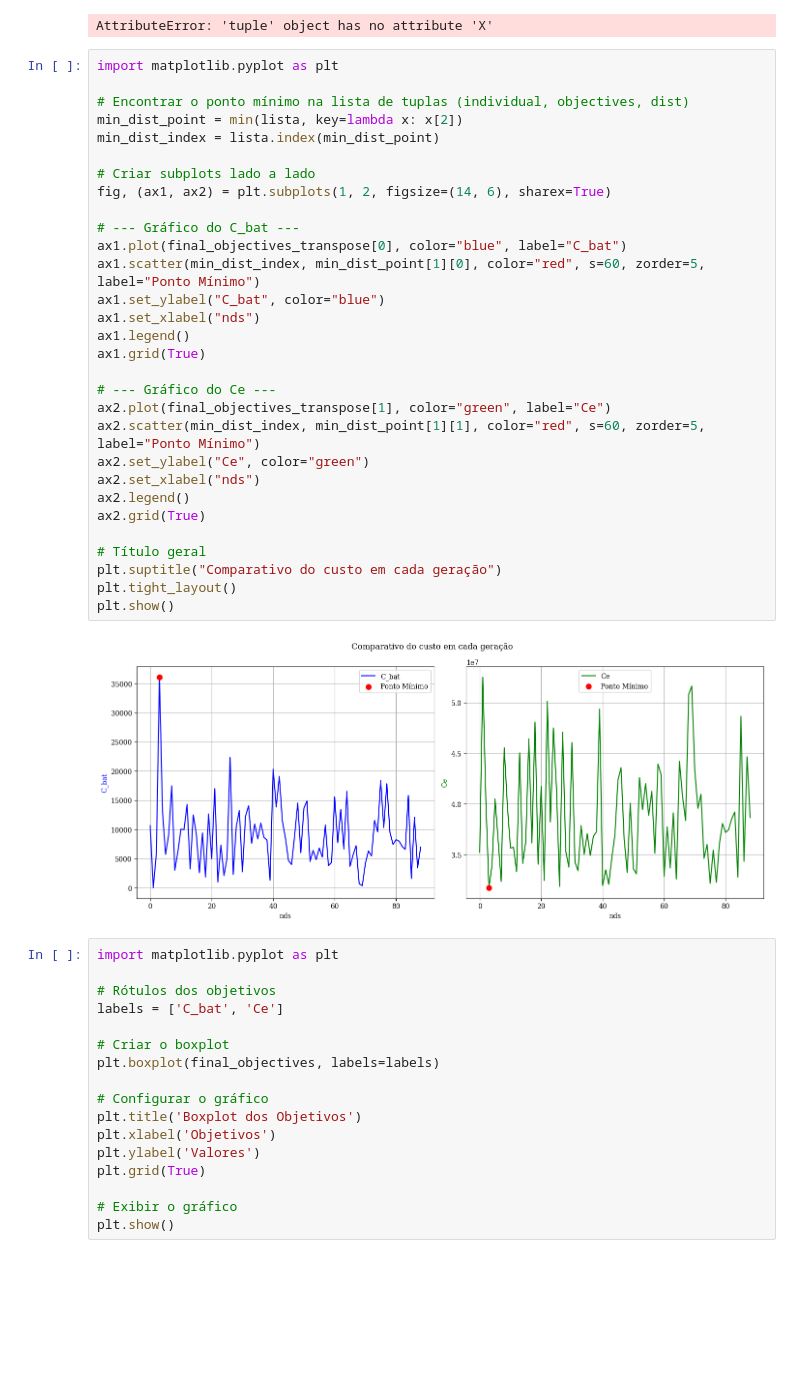
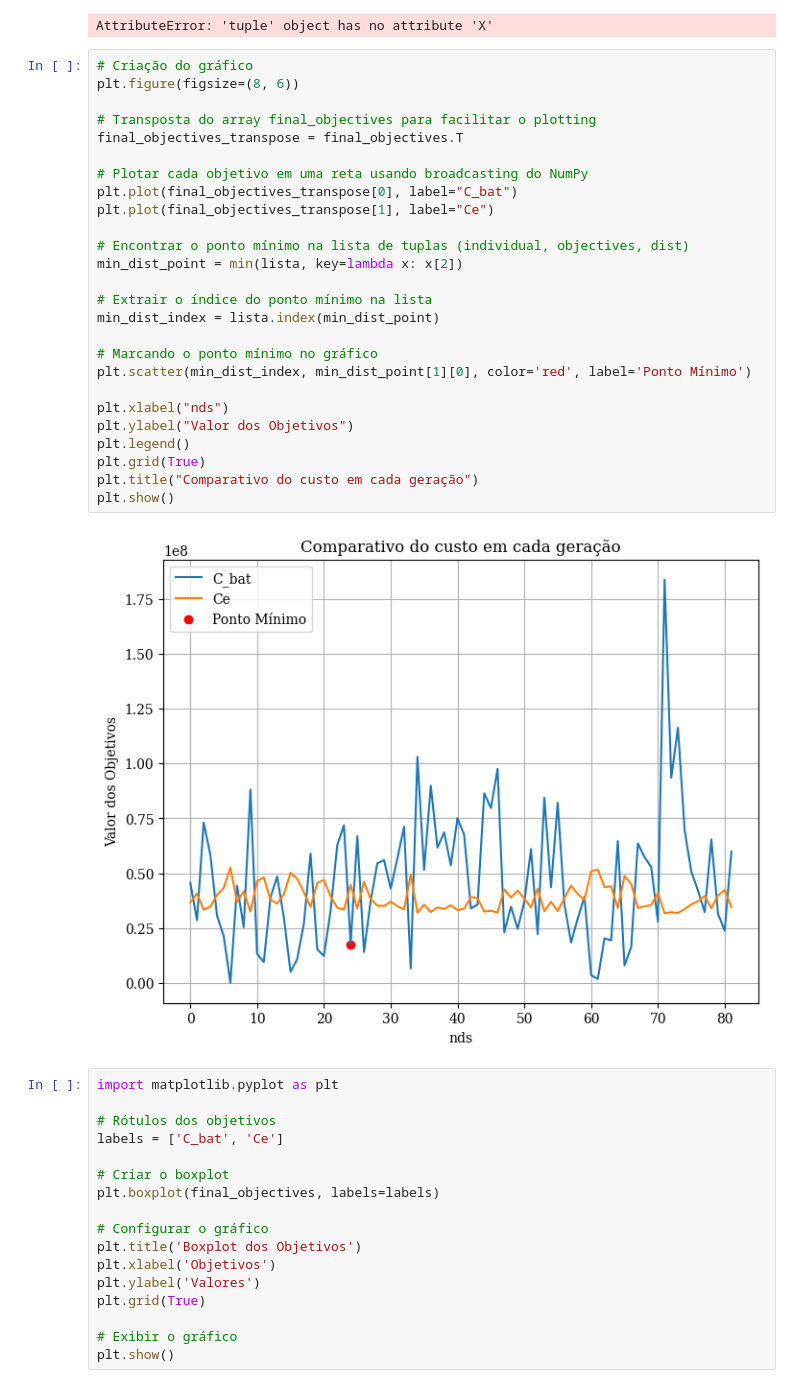
Before and after one commit to arthurcoelho442/Sujidade-e-Retorno-Economico-de-Baterias, a Jupyter notebook: atual copy 2.ipynb, the cells around one changed output. Cells and saved outputs as stored; diff of their text form; blank space fills up the shorter version.

```diff
--- a/atual copy 2.ipynb
+++ b/atual copy 2.ipynb
@@ -889,38 +870,34 @@ for result in results_list:
 print(len(result.X))
 # %% [output]
 AttributeError: 'tuple' object has no attribute 'X'
-# %%
-import matplotlib.pyplot as plt
-
-# Encontrar o ponto mínimo na lista de tuplas (individual, objectives, dist)
-min_dist_point = min(lista, key=lambda x: x[2])
-min_dist_index = lista.index(min_dist_point)
-
-# Criar subplots lado a lado
-fig, (ax1, ax2) = plt.subplots(1, 2, figsize=(14, 6), sharex=True)
-
-# --- Gráfico do C_bat ---
-ax1.plot(final_objectives_transpose[0], color="blue", label="C_bat")
-ax1.scatter(min_dist_index, min_dist_point[1][0], color="red", s=60, zorder=5, label="Ponto Mínimo")
-ax1.set_ylabel("C_bat", color="blue")
-ax1.set_xlabel("nds")
-ax1.legend()
-ax1.grid(True)
-
-# --- Gráfico do Ce ---
-ax2.plot(final_objectives_transpose[1], color="green", label="Ce")
-ax2.scatter(min_dist_index, min_dist_point[1][1], color="red", s=60, zorder=5, label="Ponto Mínimo")
-ax2.set_ylabel("Ce", color="green")
-ax2.set_xlabel("nds")
-ax2.legend()
-ax2.grid(True)
-
-# Título geral
-plt.suptitle("Comparativo do custo em cada geração")
-plt.tight_layout()
-plt.show()
-# %% [output]
-[figure, removed]
+# %%
+# Criação do gráfico
+plt.figure(figsize=(8, 6))
+
+# Transposta do array final_objectives para facilitar o plotting
+final_objectives_transpose = final_objectives.T
+
+# Plotar cada objetivo em uma reta usando broadcasting do NumPy
+plt.plot(final_objectives_transpose[0], label="C_bat")
+plt.plot(final_objectives_transpose[1], label="Ce")
+
+# Encontrar o ponto mínimo na lista de tuplas (individual, objectives, dist)
+min_dist_point = min(lista, key=lambda x: x[2])
+
+# Extrair o índice do ponto mínimo na lista
+min_dist_index = lista.index(min_dist_point)
+
+# Marcando o ponto mínimo no gráfico
+plt.scatter(min_dist_index, min_dist_point[1][0], color='red', label='Ponto Mínimo')
+
+plt.xlabel("nds")
+plt.ylabel("Valor dos Objetivos")
+plt.legend()
+plt.grid(True)
+plt.title("Comparativo do custo em cada geração")
+plt.show()
+# %% [output]
+[figure, added]
 # %%
 import matplotlib.pyplot as plt
 
```
Also changed, not shown: parts of 3 cells of this notebook, 1 other file.
